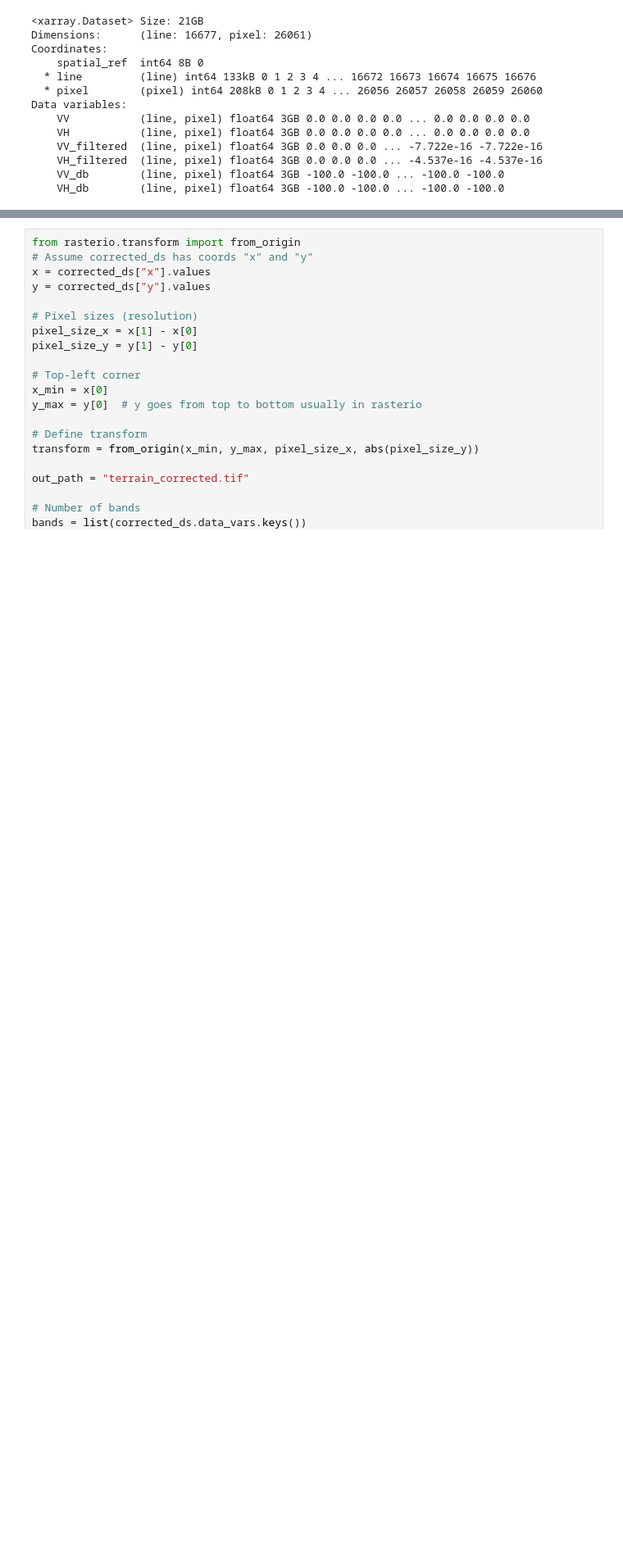
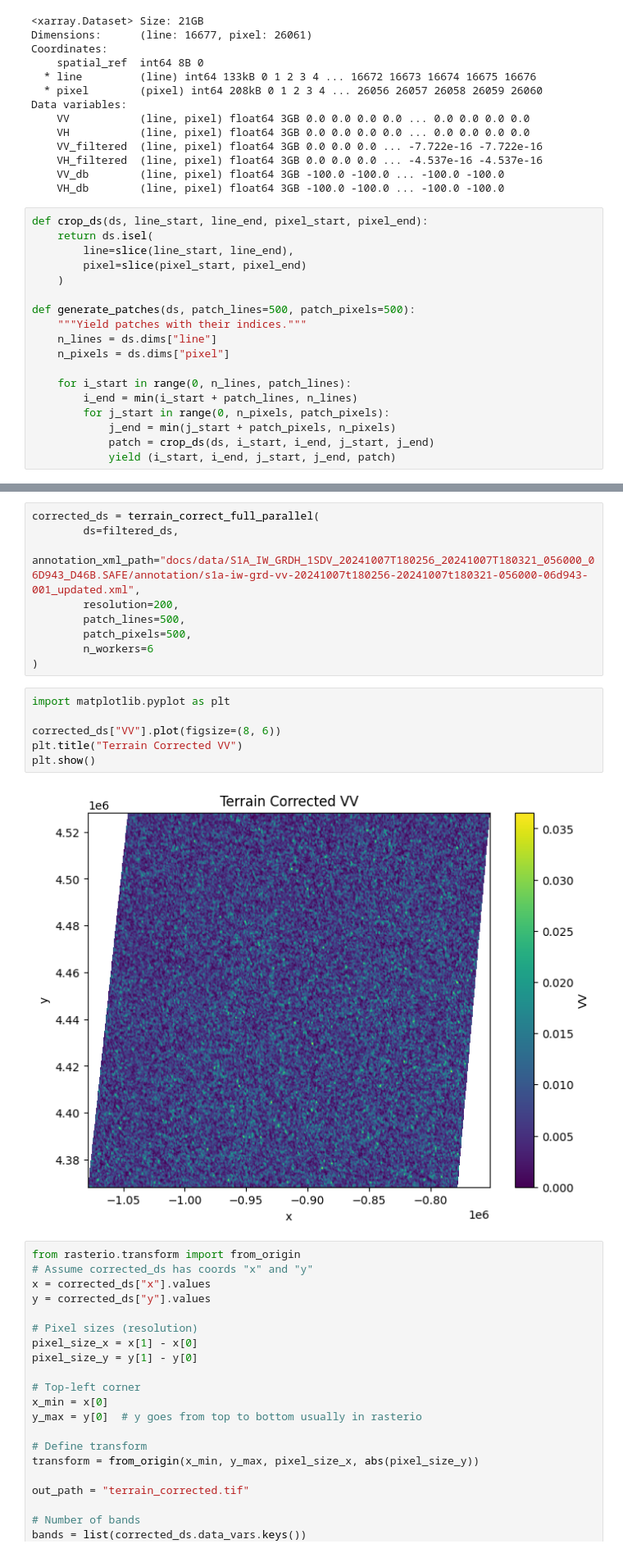
Before and after one commit to rabinatwayana/pysarflow, a Jupyter notebook: docs/examples/grd_pipeline_tc.ipynb, the cells around one changed output, grey strips where cells are left out. Shown at 82% size. Drawn from its saved outputs; the diff is of its cells as text; blank space fills up the shorter version.

Commit message:
tc parallel processing, work for full image

```diff
--- a/docs/examples/grd_pipeline_tc.ipynb
+++ b/docs/examples/grd_pipeline_tc.ipynb
@@ -570,6 +570,24 @@ Data variables:
     VH_filtered  (line, pixel) float64 3GB 0.0 0.0 0.0 ... -4.537e-16 -4.537e-16
     VV_db        (line, pixel) float64 3GB -100.0 -100.0 ... -100.0 -100.0
     VH_db        (line, pixel) float64 3GB -100.0 -100.0 ... -100.0 -100.0
+# %%
+def crop_ds(ds, line_start, line_end, pixel_start, pixel_end):
+    return ds.isel(
+        line=slice(line_start, line_end),
+        pixel=slice(pixel_start, pixel_end)
+    )
+
+def generate_patches(ds, patch_lines=500, patch_pixels=500):
+    """Yield patches with their indices."""
+    n_lines = ds.dims["line"]
+    n_pixels = ds.dims["pixel"]
+
+    for i_start in range(0, n_lines, patch_lines):
+        i_end = min(i_start + patch_lines, n_lines)
+        for j_start in range(0, n_pixels, patch_pixels):
+            j_end = min(j_start + patch_pixels, n_pixels)
+            patch = crop_ds(ds, i_start, i_end, j_start, j_end)
+            yield (i_start, i_end, j_start, j_end, patch)
 # %%
 import numpy as np
 import xarray as xr
@@ -1063,3 +938,20 @@ Terrain correction completed successfully!
+# %%
+corrected_ds = terrain_correct_full_parallel(
+        ds=filtered_ds,
+        annotation_xml_path="docs/data/S1A_IW_GRDH_1SDV_20241007T180256_20241007T180321_056000_06D943_D46B.SAFE/annotation/s1a-iw-grd-vv-20241007t180256-20241007t180321-056000-06d943-001_updated.xml",
+        resolution=200,
+        patch_lines=500,
+        patch_pixels=500,
+        n_workers=6
+)
+# %%
+import matplotlib.pyplot as plt
+
+corrected_ds["VV"].plot(figsize=(8, 6))
+plt.title("Terrain Corrected VV")
+plt.show()
+# %% [output]
+[figure, added]
 # %%
 from rasterio.transform import from_origin
 # Assume corrected_ds has coords "x" and "y"
```
Also changed, not shown: parts of 12 cells of this notebook.
